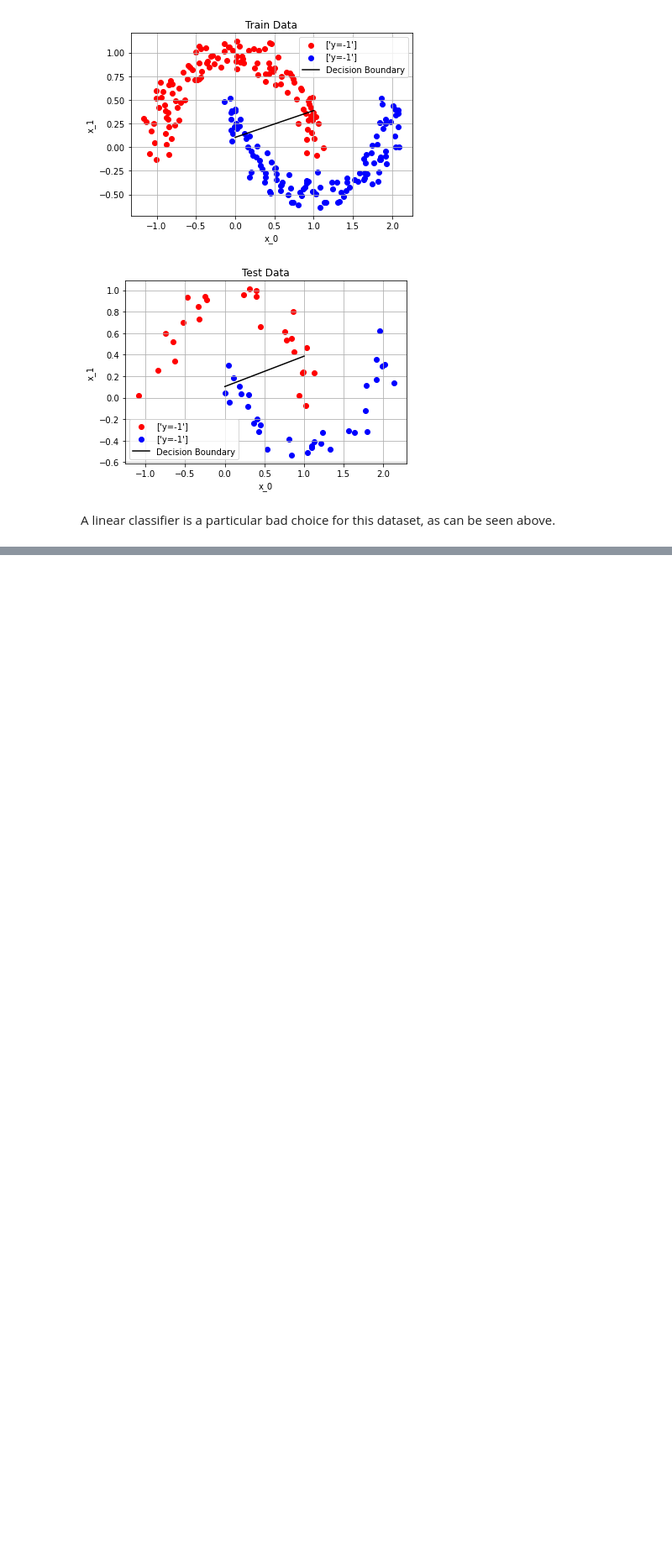
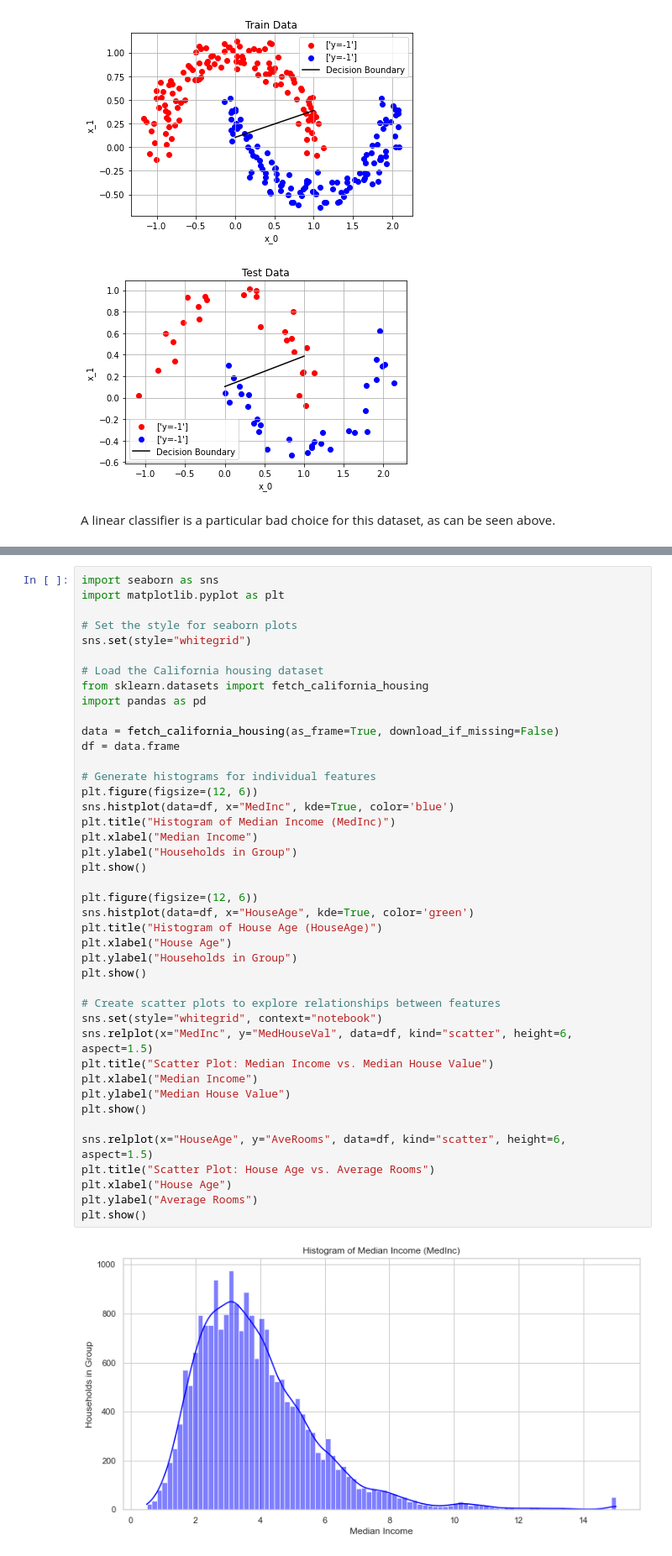
Before and after one commit to Geryyy/ml_algorithm, a Jupyter notebook: 01_uebung/ue1_ebmer.ipynb, the cells around one changed output, grey strips where cells are left out. Shown: that part at 84% size. Cells and saved outputs as stored; diff of their text form; blank space fills up the shorter version.

```diff
--- a/01_uebung/ue1_ebmer.ipynb
+++ b/01_uebung/ue1_ebmer.ipynb
@@ -375,0 +431,44 @@ A linear classifier is a particular bad choice for this dataset, as can be seen
+# %%
+import seaborn as sns
+import matplotlib.pyplot as plt
+
+# Set the style for seaborn plots
+sns.set(style="whitegrid")
+
+# Load the California housing dataset
+from sklearn.datasets import fetch_california_housing
+import pandas as pd
+
+data = fetch_california_housing(as_frame=True, download_if_missing=False)
+df = data.frame
+
+# Generate histograms for individual features
+plt.figure(figsize=(12, 6))
+sns.histplot(data=df, x="MedInc", kde=True, color='blue')
+plt.title("Histogram of Median Income (MedInc)")
+plt.xlabel("Median Income")
+plt.ylabel("Households in Group")
+plt.show()
+
+plt.figure(figsize=(12, 6))
+sns.histplot(data=df, x="HouseAge", kde=True, color='green')
+plt.title("Histogram of House Age (HouseAge)")
+plt.xlabel("House Age")
+plt.ylabel("Households in Group")
+plt.show()
+
+# Create scatter plots to explore relationships between features
+sns.set(style="whitegrid", context="notebook")
+sns.relplot(x="MedInc", y="MedHouseVal", data=df, kind="scatter", height=6, aspect=1.5)
+plt.title("Scatter Plot: Median Income vs. Median House Value")
+plt.xlabel("Median Income")
+plt.ylabel("Median House Value")
+plt.show()
+
+sns.relplot(x="HouseAge", y="AveRooms", data=df, kind="scatter", height=6, aspect=1.5)
+plt.title("Scatter Plot: House Age vs. Average Rooms")
+plt.xlabel("House Age")
+plt.ylabel("Average Rooms")
+plt.show()
+# %% [output]
+[figure, added]
```
Also changed, not shown: parts of 40 cells of this notebook, 2 other files.
